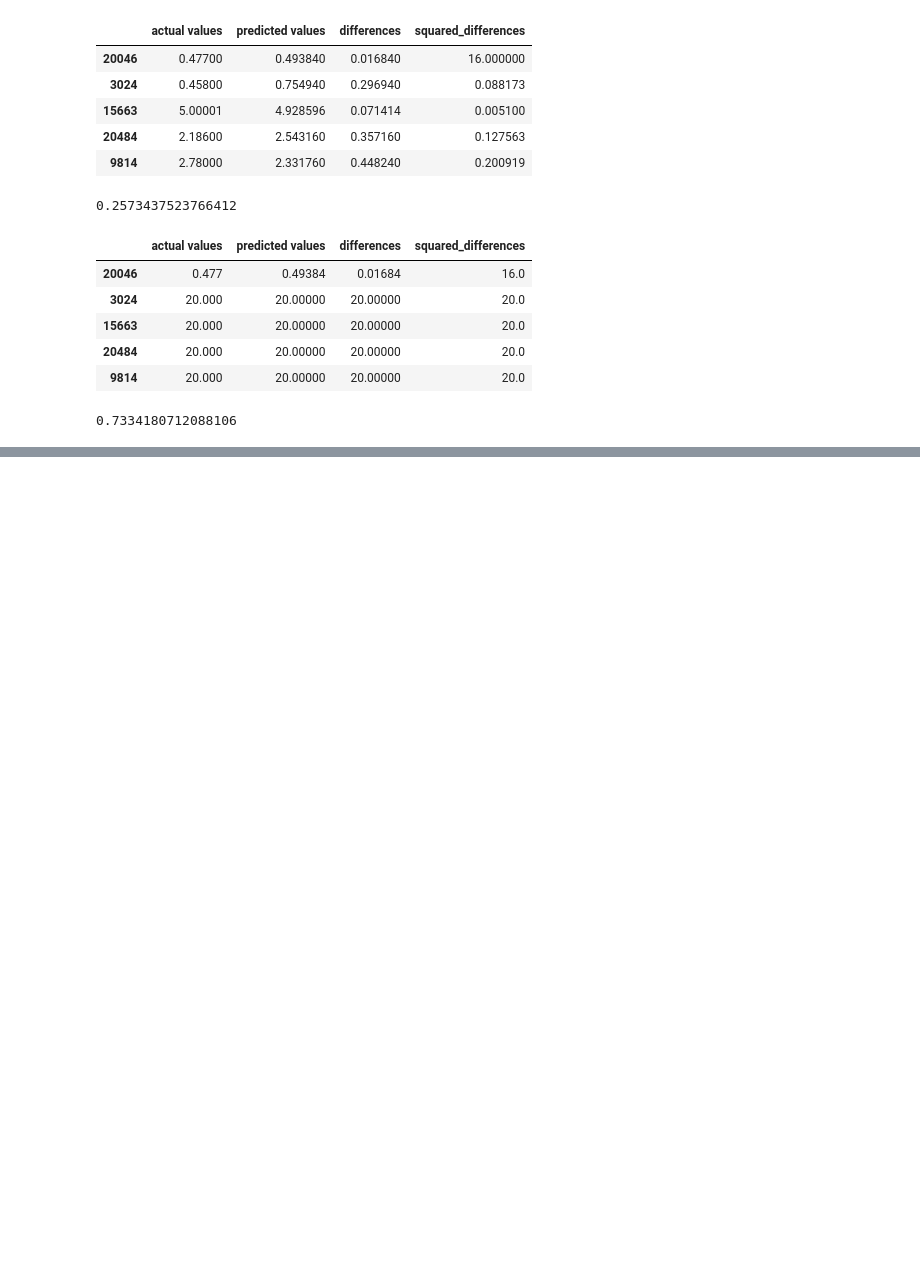
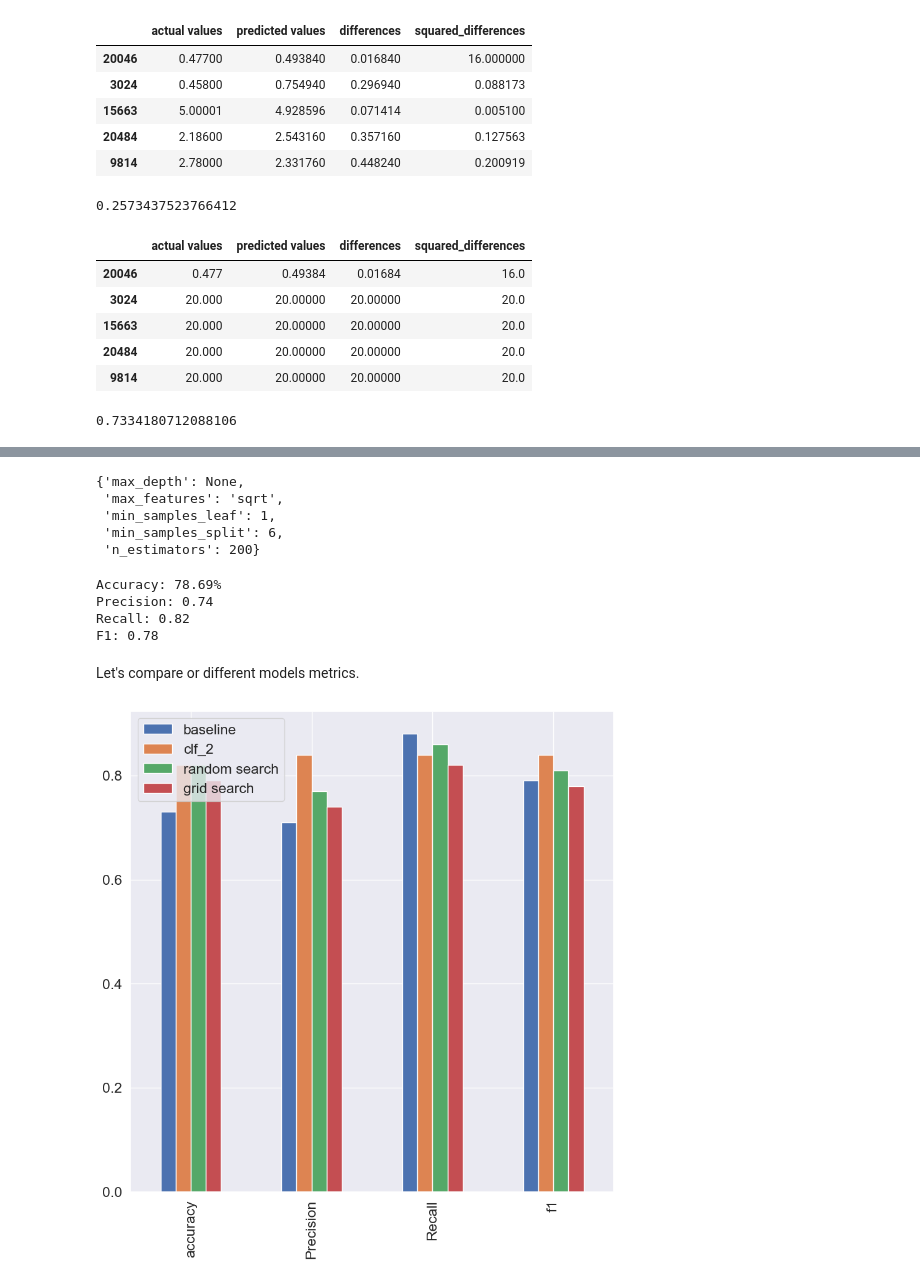
Before and after one commit to souravbhunia07/Machine_Learning, a Jupyter notebook: ml_course/Data Analysis/Scikit-Learn/scikit_learn.ipynb, the cells around one changed output, grey strips where cells are left out. Cells and saved outputs as stored; diff of their text form; code cells hidden in the pictures; blank space fills up the shorter version.

```diff
--- a/ml_course/Data Analysis/Scikit-Learn/scikit_learn.ipynb
+++ b/ml_course/Data Analysis/Scikit-Learn/scikit_learn.ipynb
@@ -1035,0 +1460,30 @@ df_large_error["squared_differences"].mean()
+# %%
+grid_2 = {"n_estimators": [100, 200, 500],
+        "max_depth": [None],
+        "max_features": ["auto", "sqrt"],
+        "min_samples_split": [6],
+        "min_samples_leaf": [1, 2]}
+# %%
+from sklearn.model_selection import GridSearchCV, train_test_split
+
+np.random.seed(42)
+
+# Split into X & y
+X = heart_disease_shuffled.drop("target", axis=1)
+y = heart_disease_shuffled["target"]
+
+# Split into train and test sets
+X_train, X_test, y_train, y_test = train_test_split(X, y, test_size=0.2)
+
+# Instantiate RandomForestClassifier
+clf = RandomForestClassifier(n_jobs=1) # n_jobs => how much processor you want to assign for the model
+
+# Setup GridSearchCV
+gs_clf = GridSearchCV(estimator=clf,
+                     param_grid=grid_2,
+                     cv=5,
+                     verbose=2 #The higher the value, the more messages will be printed during the fitting process. The default value is 0, which means that no messages will be printed.
+                    )
+
+# Fit the RandomizedSearchCV version of clf
+gs_clf.fit(X_train, y_train)
@@ -1035,0 +1507,29 @@ df_large_error["squared_differences"].mean()
+# %%
+gs_clf.best_params_
+# %% [output]
+{'max_depth': None,
+ 'max_features': 'sqrt',
+ 'min_samples_leaf': 1,
+ 'min_samples_split': 6,
+ 'n_estimators': 200}
+# %%
+gs_y_preds = gs_clf.predict(X_test)
+
+# evaluate the predictions
+gs_metrics = evaluate_preds(y_test, gs_y_preds)
+# %% [output]
+Accuracy: 78.69%
+Precision: 0.74
+Recall: 0.82
+F1: 0.78
+# %% [markdown]
+Let's compare or different models metrics.
+# %%
+compare_metrics = pd.DataFrame({"baseline": baseline_metrics,
+                                "clf_2": clf_2_metrices,
+                                "random search": rs_metrics,
+                                "grid search": gs_metrics})
+
+compare_metrics.plot.bar(figsize=(10, 10));
+# %% [output]
+[figure, added]
```
Also changed, not shown: parts of 52 cells of this notebook, 2 other files.
